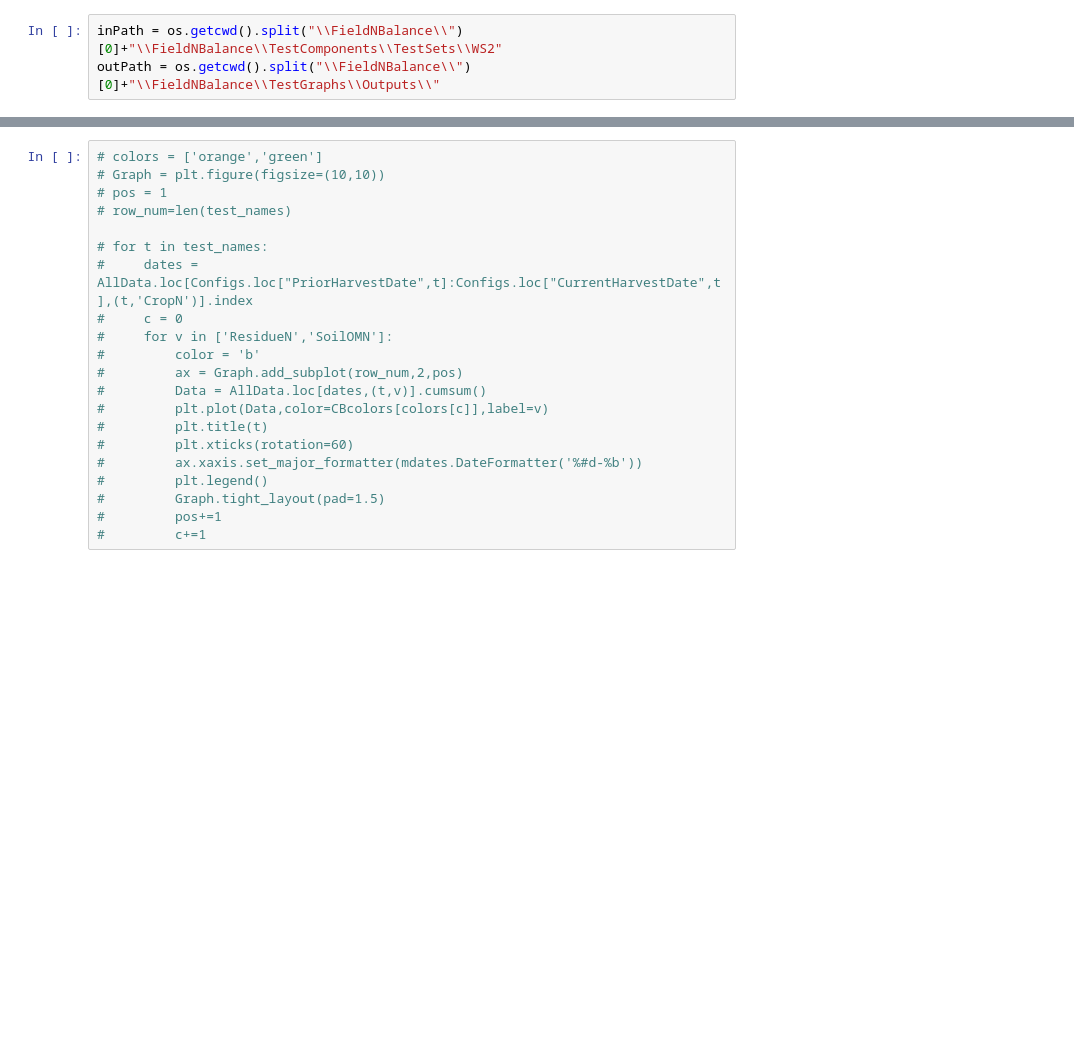
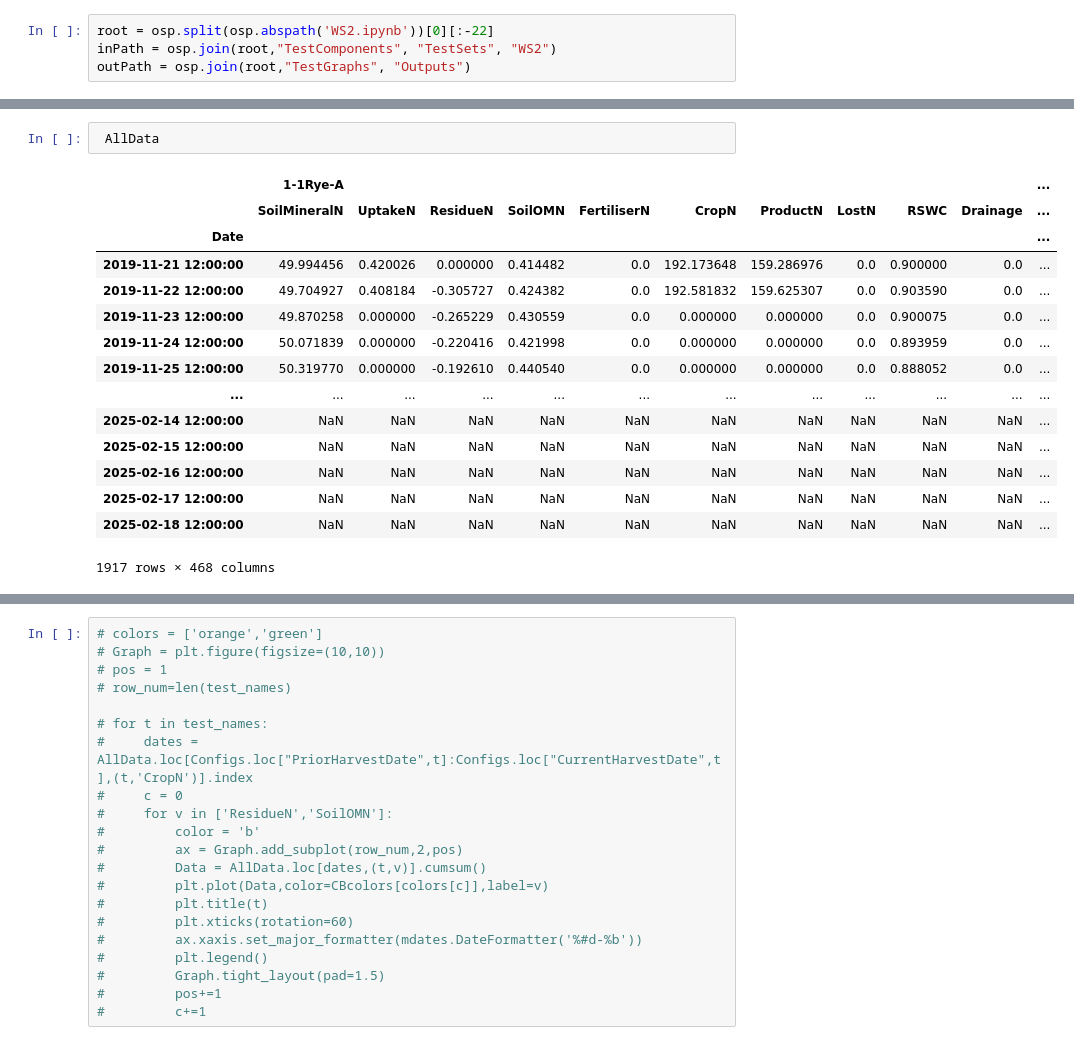
Before and after one commit to Plant-Food-Research-Open/FieldNBalance, a Jupyter notebook: TestGraphs/MakeGraphs/WS2.ipynb, the cells around one changed output, grey strips where cells are left out. Cells and saved outputs as stored; diff of their text form; blank space fills up the shorter version.

```diff
--- a/TestGraphs/MakeGraphs/WS2.ipynb
+++ b/TestGraphs/MakeGraphs/WS2.ipynb
@@ -18,6 +19,7 @@ CBcolors = {
     'yellow':  '#dede00'
 }
 # %%
-inPath = os.getcwd().split("\\FieldNBalance\\")[0]+"\\FieldNBalance\\TestComponents\\TestSets\\WS2"
-outPath = os.getcwd().split("\\FieldNBalance\\")[0]+"\\FieldNBalance\\TestGraphs\\Outputs\\"
+root = osp.split(osp.abspath('WS2.ipynb'))[0][:-22]
+inPath = osp.join(root,"TestComponents", "TestSets", "WS2")
+outPath = osp.join(root,"TestGraphs", "Outputs")
 # %%
@@ -50,2 +97,20 @@ AllData.index = pd.to_datetime(AllData.index)
+# %%
+ AllData
+# %% [output]
+|  | 1-1Rye-A |  |  |  |  |  |  |  |  |  | ... |
+|  | SoilMineralN | UptakeN | ResidueN | SoilOMN | FertiliserN | CropN | ProductN | LostN | RSWC | Drainage | ... |
+| Date |  |  |  |  |  |  |  |  |  |  | ... |
+| 2019-11-21 12:00:00 | 49.994456 | 0.420026 | 0.000000 | 0.414482 | 0.0 | 192.173648 | 159.286976 | 0.0 | 0.900000 | 0.0 | ... |
+| 2019-11-22 12:00:00 | 49.704927 | 0.408184 | -0.305727 | 0.424382 | 0.0 | 192.581832 | 159.625307 | 0.0 | 0.903590 | 0.0 | ... |
+| 2019-11-23 12:00:00 | 49.870258 | 0.000000 | -0.265229 | 0.430559 | 0.0 | 0.000000 | 0.000000 | 0.0 | 0.900075 | 0.0 | ... |
+| 2019-11-24 12:00:00 | 50.071839 | 0.000000 | -0.220416 | 0.421998 | 0.0 | 0.000000 | 0.000000 | 0.0 | 0.893959 | 0.0 | ... |
+| 2019-11-25 12:00:00 | 50.319770 | 0.000000 | -0.192610 | 0.440540 | 0.0 | 0.000000 | 0.000000 | 0.0 | 0.888052 | 0.0 | ... |
+| ... | ... | ... | ... | ... | ... | ... | ... | ... | ... | ... | ... |
+| 2025-02-14 12:00:00 | NaN | NaN | NaN | NaN | NaN | NaN | NaN | NaN | NaN | NaN | ... |
+| 2025-02-15 12:00:00 | NaN | NaN | NaN | NaN | NaN | NaN | NaN | NaN | NaN | NaN | ... |
+| 2025-02-16 12:00:00 | NaN | NaN | NaN | NaN | NaN | NaN | NaN | NaN | NaN | NaN | ... |
+| 2025-02-17 12:00:00 | NaN | NaN | NaN | NaN | NaN | NaN | NaN | NaN | NaN | NaN | ... |
+| 2025-02-18 12:00:00 | NaN | NaN | NaN | NaN | NaN | NaN | NaN | NaN | NaN | NaN | ... |
+1917 rows × 468 columns
 # %%
 colors = ['orange','green']
```
Also changed, not shown: parts of 11 cells of this notebook, 1 other file.
